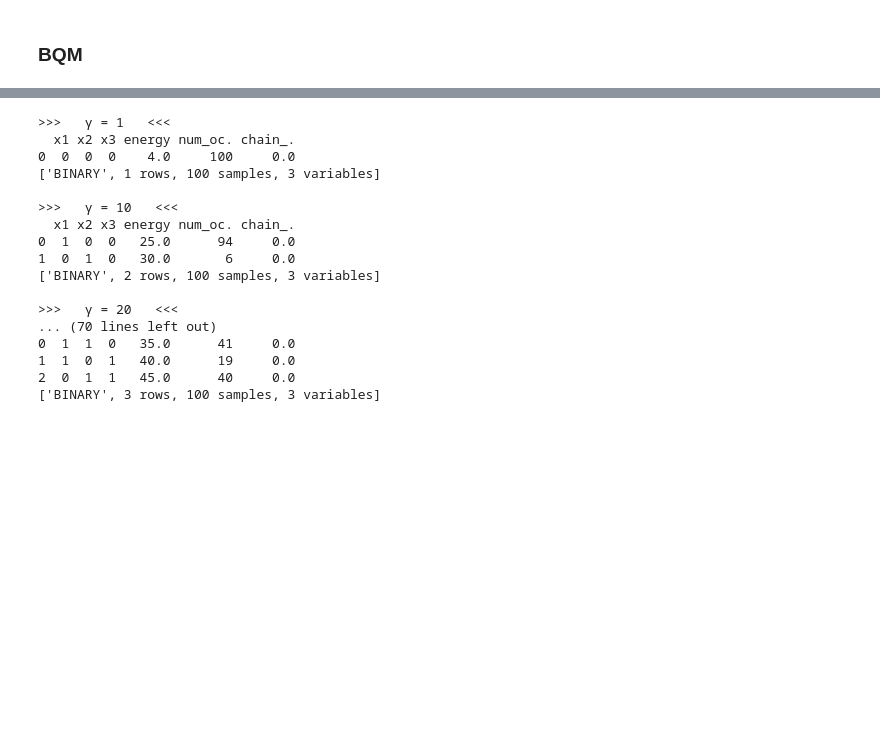
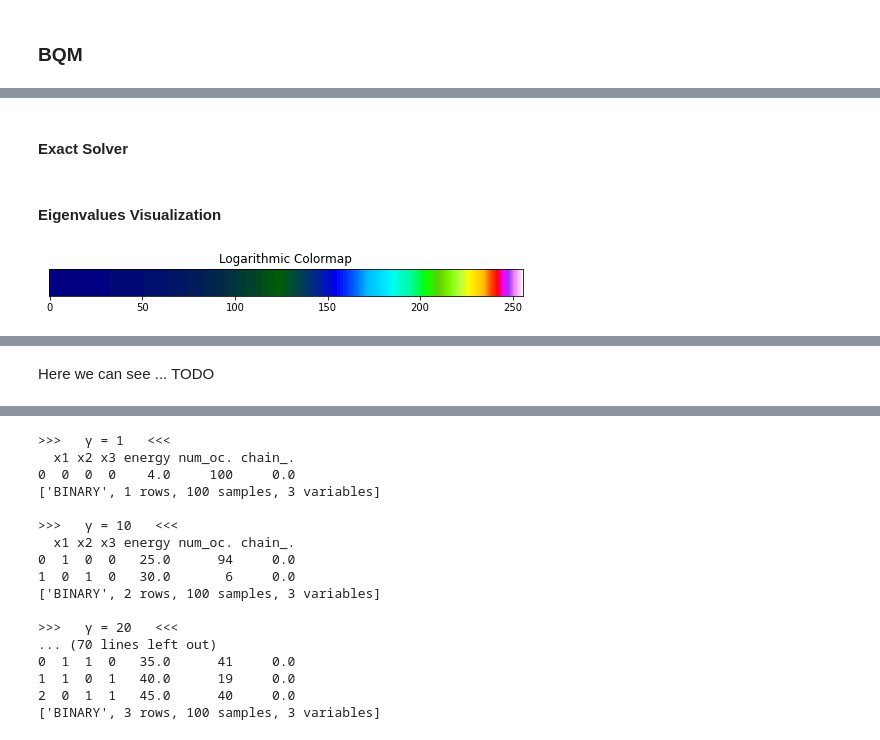
Before and after one commit to klezm/QuantumAnnealingPlayground, a Jupyter notebook: choosing_boxes.ipynb, the cells around one changed output, grey strips where cells are left out. Saved outputs shown, nothing was run; the diff lists cells and outputs as text; code cells hidden in the pictures; blank space fills up the shorter version.

```diff
--- a/choosing_boxes.ipynb
+++ b/choosing_boxes.ipynb
@@ -175,0 +222,2 @@ There is also the `ExactCQMSolver()`, but it didn't work for me.
+# %% [markdown]
+#### Exact Solver
@@ -175,0 +238,75 @@ There is also the `ExactCQMSolver()`, but it didn't work for me.
+# %% [markdown]
+#### Eigenvalues Visualization
+# %%
+def scale_cmap_log(cmap = plt.cm.gist_ncar, plot = False) -> plt.matplotlib.colors.LinearSegmentedColormap:
+    """
+    Scales a colormap logarithmically.
+    """
+    n = 10000  # number of samples from original colormap
+    logs = np.geomspace(1, 256 + 1, n, dtype = int) - 1
+
+    log_colors = [cmap(i) for i in range(n)]
+    log_colors = [log_colors[i] for i in logs]
+
+    cmap_log = cmap.from_list(cmap.name + "_log", log_colors, len(log_colors))
+
+    if plot:
+        plt.imshow([np.linspace(0, 1, 256)] , aspect = "auto", cmap = cmap_log)
+        plt.gcf().set_size_inches(8.5, .5)
+        plt.title("Logarithmic Colormap")
+        plt.gca().yaxis.set_visible(False)
+        plt.show()
+    return cmap_log
+# %%
+dfs = []
+for γ in range(26, 35):
+    x1, x2, x3 = [dimod.Binary(f'x{i}') for i in range(1, 4)]
+    bqm = 15 * x1 + 20 * x2 + 25 * x3 + γ * (x1 + x2 + x3 - 2)**2
+    qvars = bqm.variables.to_serializable()
+
+    sampleset_bqm_exact = dimod.ExactSolver().sample(bqm)
+
+    sampleset_bqm_exact_df = sampleset_bqm_exact.to_pandas_dataframe().assign(constraint_satisfied = lambda r: r.loc[:, qvars].sum(axis = 1) == 2)
+
+    if True:  # Reintroduce the offset to get the "real" energies (not the scaled ones)
+        sampleset_bqm_exact_df.energy -= bqm.offset
+    # print(bqm.energies((dimod.reference.samplers.exact_solver._graycode(bqm), list(bqm.variables))) - bqm.offset)
+
+    dfs.append([γ, sampleset_bqm_exact_df.sort_values(by = "energy")])
+
+# display(pd.concat([x[1] for x in dfs], axis = 1, ).T.reset_index().set_index("index", append = True).T.style.background_gradient(subset = [(i, "energy") for i in [3, 9, 15]], cmap = "RdBu_r"))
+# pprint(df.columns.get_locs([slice(None), "energy"]))
+# pprint(df.columns.get_loc_level("energy", 1, drop_level = False)[1])
+display(
+    pd.concat(
+        [x[1] for x in dfs],
+        keys = [x[0] for x in dfs],
+        axis = 1
+    ).T.drop_duplicates(
+    ).T.astype(
+        int
+    ).rename_axis(
+        columns = ["γ", ""],
+    ).style.background_gradient(
+        subset = pd.IndexSlice[:, pd.IndexSlice[:, "energy"]],
+        cmap = scale_cmap_log(plt.cm.gist_ncar, True).reversed(),
+    )
+)
+
+display(Markdown("Here we can see ... TODO "))
+
+display(pd.concat(
+        [x.energy.rename(index = f'γ = {γ}') for γ, x in dfs],
+        axis = 1
+    ).rename_axis(
+        index = "solution set",
+        columns = "energy @",
+    ).astype(
+        int
+    ).style.background_gradient(
+        axis = None,
+        cmap = scale_cmap_log(plt.cm.gist_ncar).reversed(),
+    )
+)
+# %% [output]
+[figure, added]
@@ -175,0 +323 @@ There is also the `ExactCQMSolver()`, but it didn't work for me.
+Here we can see ... TODO
```
Also changed, not shown: parts of 38 cells of this notebook.
